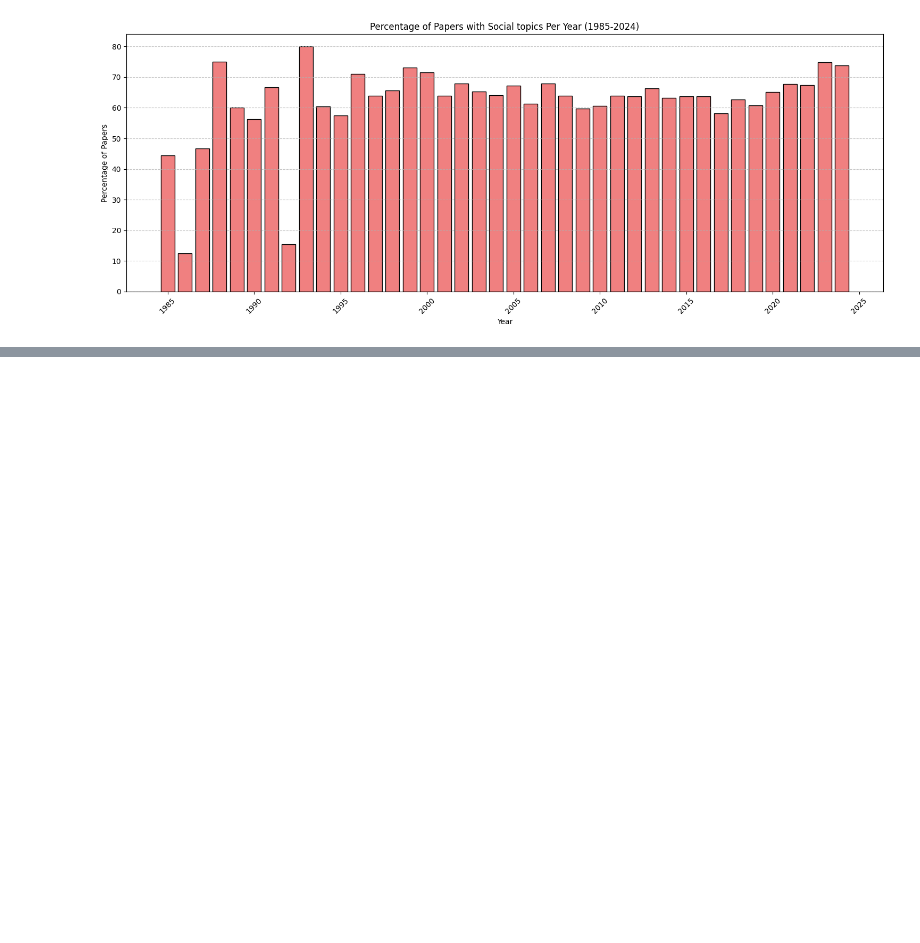
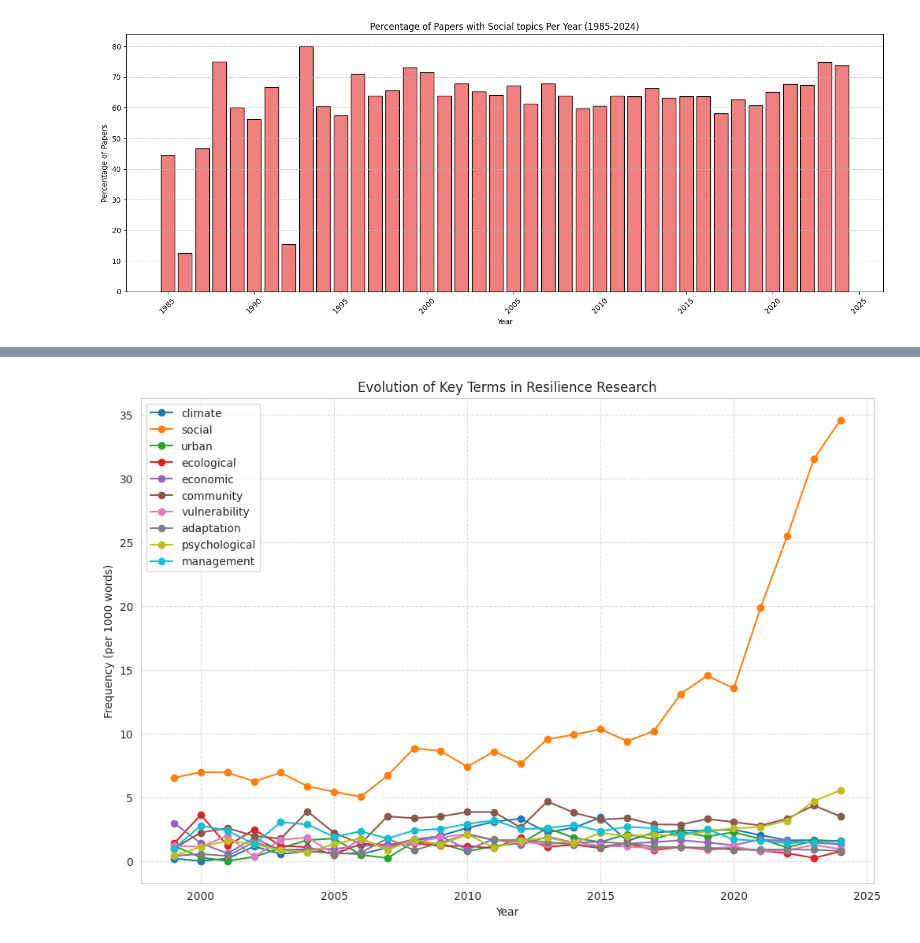
Before and after one commit to Saarb97/Resilience-Project, a Jupyter notebook: resilience-papers-analysis.ipynb, the cells around one changed output, grey strips where cells are left out. Drawn from its saved outputs; the diff is of its cells as text; code cells hidden in the pictures; blank space fills up the shorter version.

```diff
--- a/resilience-papers-analysis.ipynb
+++ b/resilience-papers-analysis.ipynb
@@ -191,3 +222,7 @@ Validated papers saved to 'validated_social_resilience_papers.csv'.
+# %%
+authors_df = validated_df.copy()
+validated_df = validated_df.drop(columns=['authors'])
+authors_df = authors_df.drop(columns=['referenced_works'])
 # %%
 import networkx as nx
 import matplotlib.pyplot as plt
@@ -1107,0 +1507,47 @@ plt.show()
+# %%
+%%time
+import pandas as pd
+import numpy as np
+import matplotlib.pyplot as plt
+
+# Group abstracts by year
+year_tokens = {}
+for year, group in authors_df.groupby('publication_year'):
+    if isinstance(year, (int, float)) and not np.isnan(year):
+        year = int(year)
+        year_tokens[year] = [token for tokens_list in group['tokens'].tolist() for token in tokens_list]
+
+# Select key terms to track
+key_terms = ['climate', 'social', 'urban', 'ecological', 'economic',
+             'community', 'vulnerability', 'adaptation','psychological',
+            'management']
+term_evolution = {term: {} for term in key_terms}
+
+# Calculate term frequency by year
+for year, tokens in year_tokens.items():
+    total_tokens = len(tokens)
+    if year < 1999:
+        continue
+    if total_tokens > 0:
+        counter = Counter(tokens)
+        for term in key_terms:
+            term_evolution[term][year] = counter.get(term, 0) / total_tokens * 1000  # Occurrences per 1000 words
+
+# Create dataframe for plotting
+term_df = pd.DataFrame(term_evolution)
+term_df = term_df.sort_index()
+
+# Plot evolution of key terms over time
+plt.figure(figsize=(12, 8))
+for term in key_terms:
+    plt.plot(term_df.index, term_df[term], marker='o', linestyle='-', label=term)
+
+plt.title('Evolution of Key Terms in Resilience Research')
+plt.xlabel('Year')
+plt.ylabel('Frequency (per 1000 words)')
+plt.legend()
+plt.grid(True, linestyle='--', alpha=0.7)
+plt.savefig('term_evolution.png')
+plt.show()
+# %% [output]
+[figure, added]
```
Also changed, not shown: parts of 17 cells of this notebook, 1 other file.
